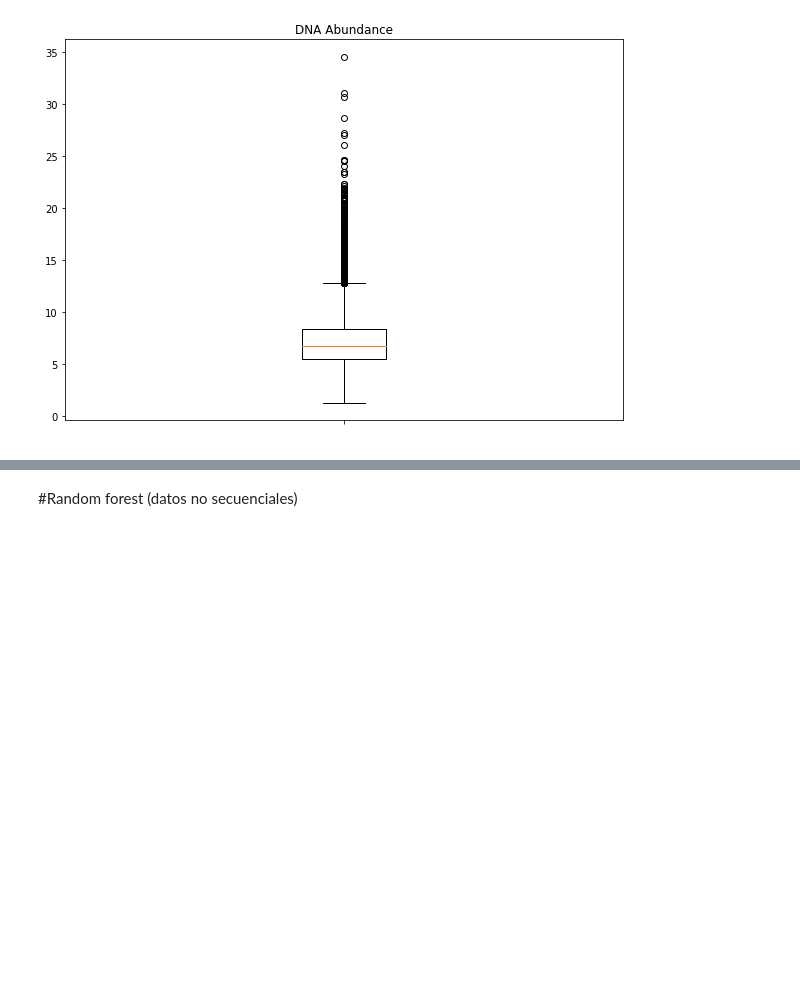
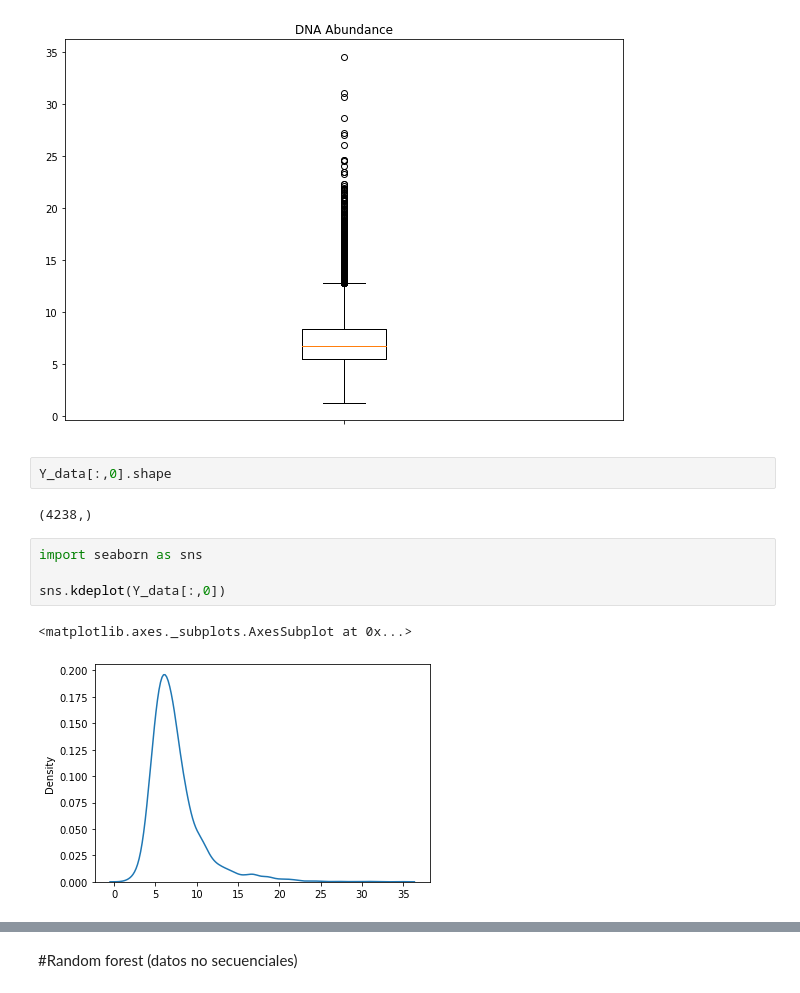
Before and after one commit to Cardomper/Prediccion-de-la-abundancia-de-ARNm-usando-deep-learning, a Jupyter notebook: TFM_Carlos.ipynb, the cells around one changed output, grey strips where cells are left out. Saved outputs shown, nothing was run; the diff lists cells and outputs as text; blank space fills up the shorter version.

```diff
--- a/TFM_Carlos.ipynb
+++ b/TFM_Carlos.ipynb
@@ -138,3 +135,14 @@ plt.title("DNA Abundance")
 plt.show()
 # %% [output]
 [figure]
+# %%
+Y_data[:,0].shape
+# %% [output]
+(4238,)
+# %%
+import seaborn as sns
+
+sns.kdeplot(Y_data[:,0])
+# %% [output]
+<matplotlib.axes._subplots.AxesSubplot at 0x...>
+[figure, added]
```
Also changed, not shown: parts of 72 cells of this notebook.
